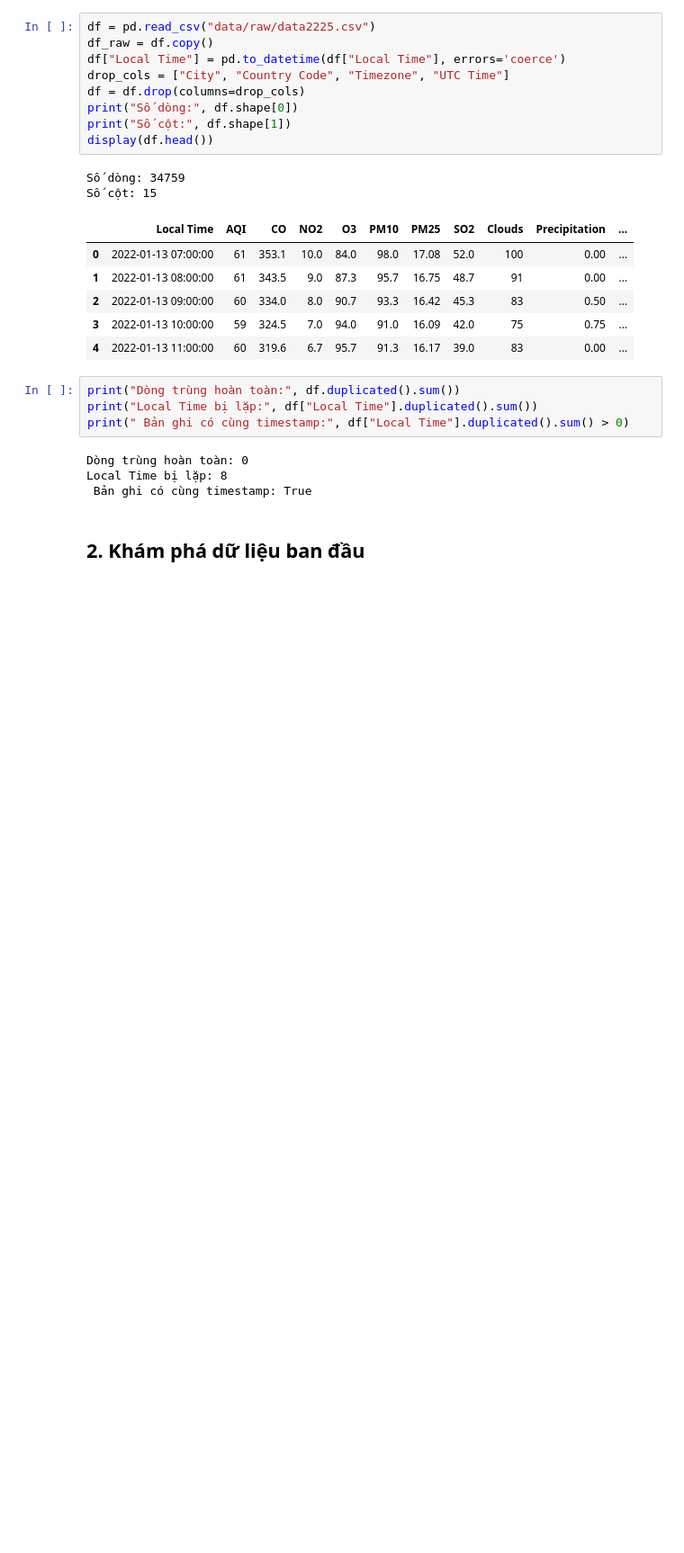
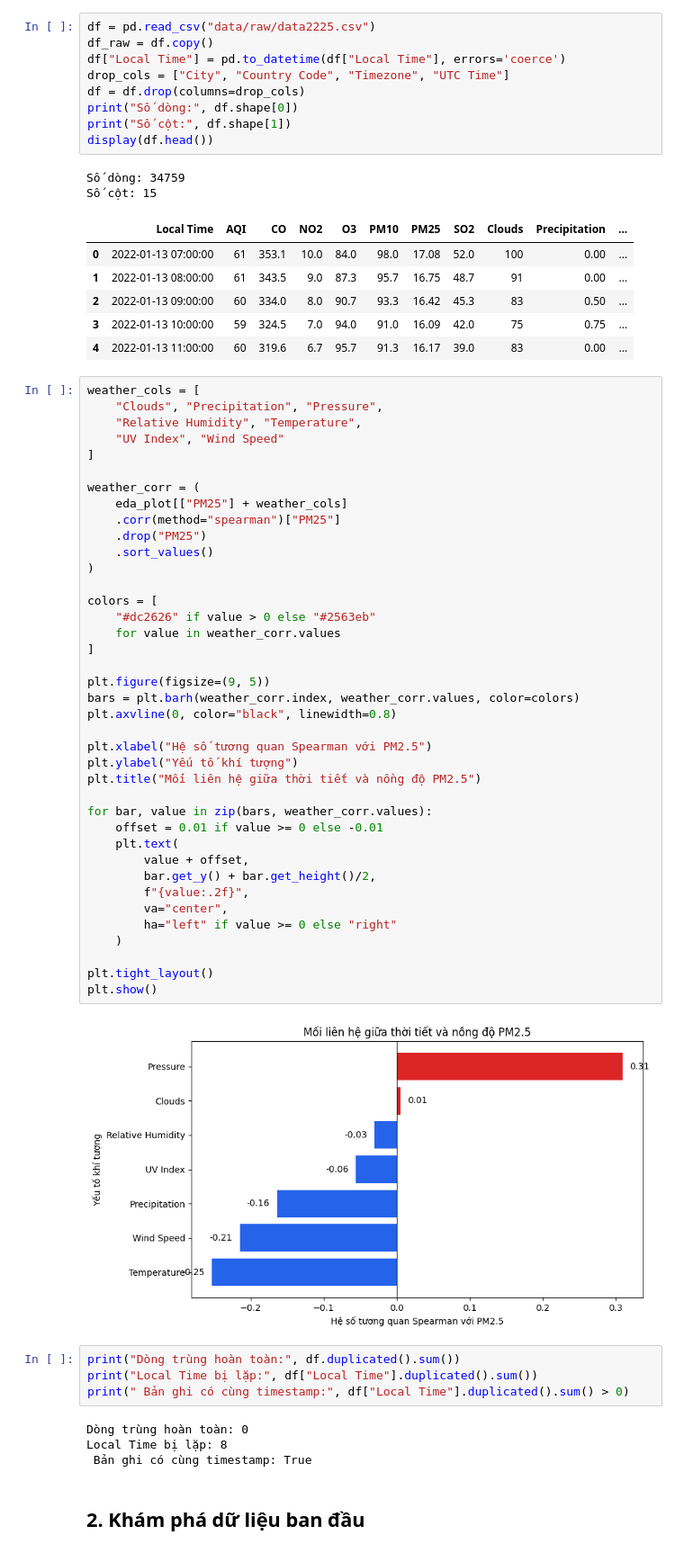
Before and after one commit to HoangHumg1210/hoankiem-air-quality-forecasting, a Jupyter notebook: main.ipynb, the cells around one changed output. Shown at 90% size. Drawn from its saved outputs; the diff is of its cells as text; blank space fills up the shorter version.

```diff
--- a/main.ipynb
+++ b/main.ipynb
@@ -25,6 +25,47 @@ Số cột: 15
 | 2 | 2022-01-13 09:00:00 | 60 | 334.0 | 8.0 | 90.7 | 93.3 | 16.42 | 45.3 | 83 | 0.50 | ... |
 | 3 | 2022-01-13 10:00:00 | 59 | 324.5 | 7.0 | 94.0 | 91.0 | 16.09 | 42.0 | 75 | 0.75 | ... |
 | 4 | 2022-01-13 11:00:00 | 60 | 319.6 | 6.7 | 95.7 | 91.3 | 16.17 | 39.0 | 83 | 0.00 | ... |
+# %%
+weather_cols = [
+    "Clouds", "Precipitation", "Pressure",
+    "Relative Humidity", "Temperature",
+    "UV Index", "Wind Speed"
+]
+
+weather_corr = (
+    eda_plot[["PM25"] + weather_cols]
+    .corr(method="spearman")["PM25"]
+    .drop("PM25")
+    .sort_values()
+)
+
+colors = [
+    "#dc2626" if value > 0 else "#2563eb"
+    for value in weather_corr.values
+]
+
+plt.figure(figsize=(9, 5))
+bars = plt.barh(weather_corr.index, weather_corr.values, color=colors)
+plt.axvline(0, color="black", linewidth=0.8)
+
+plt.xlabel("Hệ số tương quan Spearman với PM2.5")
+plt.ylabel("Yếu tố khí tượng")
+plt.title("Mối liên hệ giữa thời tiết và nồng độ PM2.5")
+
+for bar, value in zip(bars, weather_corr.values):
+    offset = 0.01 if value >= 0 else -0.01
+    plt.text(
+        value + offset,
+        bar.get_y() + bar.get_height()/2,
+        f"{value:.2f}",
+        va="center",
+        ha="left" if value >= 0 else "right"
+    )
+
+plt.tight_layout()
+plt.show()
+# %% [output]
+[figure, added]
 # %%
 print("Dòng trùng hoàn toàn:", df.duplicated().sum())
 print("Local Time bị lặp:", df["Local Time"].duplicated().sum())
```
Also changed, not shown: 7 other files.
